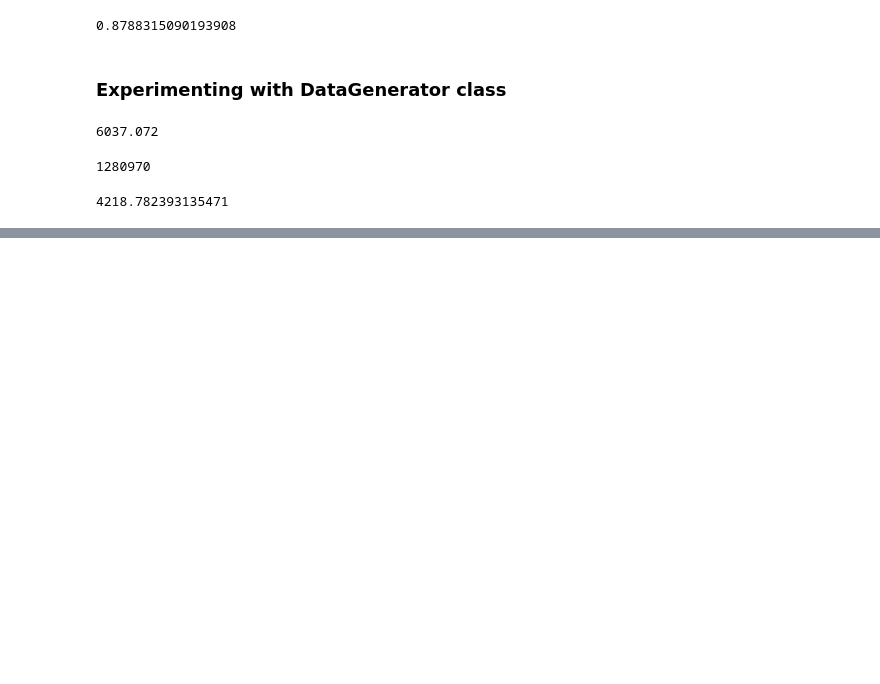
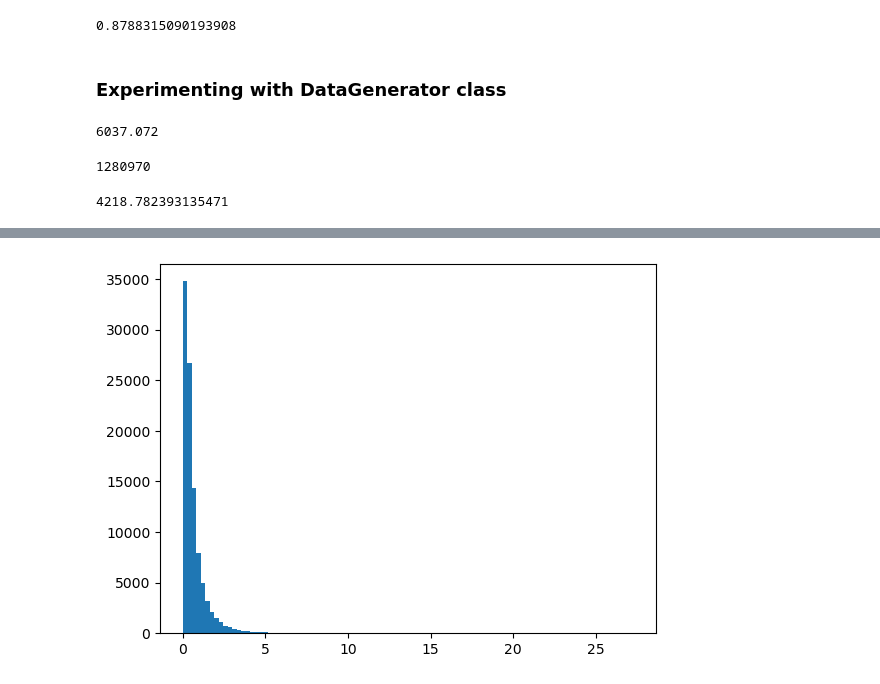
Before and after one commit to Nearpit/BaseEncoding, a Jupyter notebook: data_generator/test.ipynb, the cells around one changed output, grey strips where cells are left out. Drawn from its saved outputs; the diff is of its cells as text; code cells hidden in the pictures; blank space fills up the shorter version.

```diff
--- a/data_generator/test.ipynb
+++ b/data_generator/test.ipynb
@@ -129,0 +147,4 @@ np.mean(y)
+# %%
+_ = plt.hist(y, 100)
+# %% [output]
+[figure, added]
```
Also changed, not shown: parts of 9 cells of this notebook, 2 other files.
